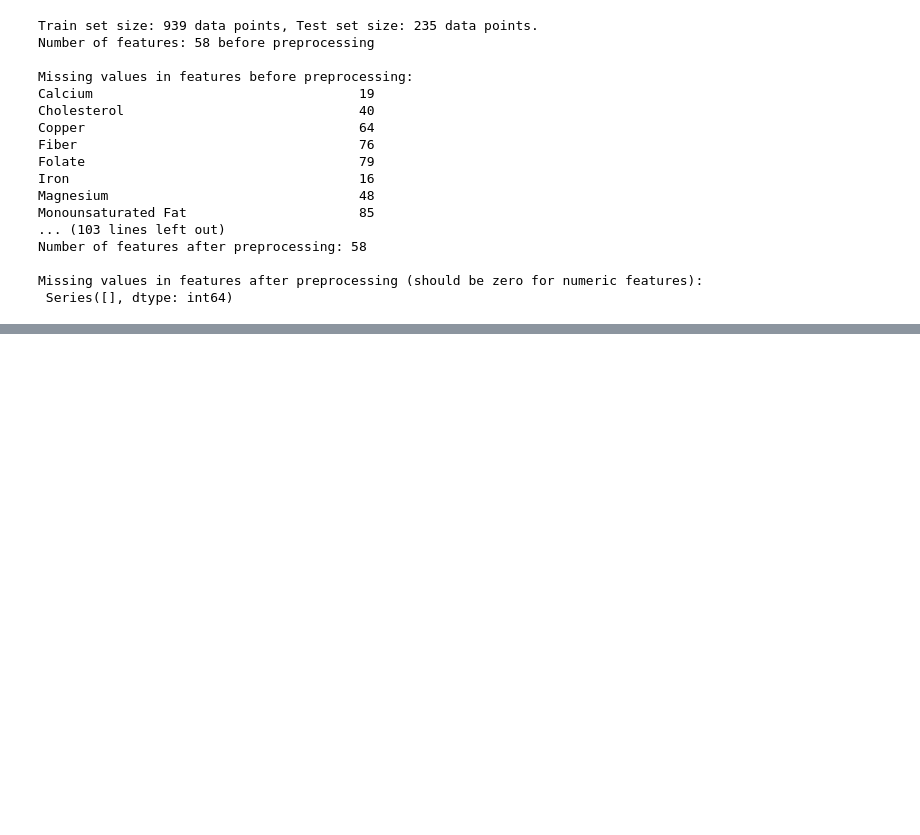
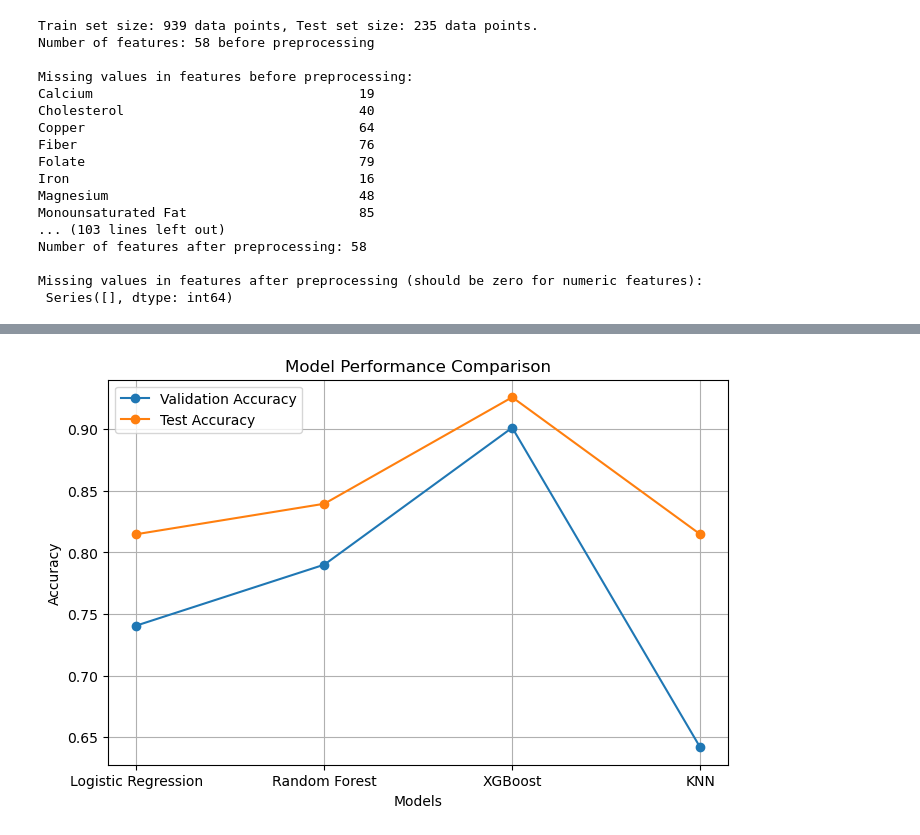
Before and after one commit to mlo20030/data1030_midterm, a Jupyter notebook: midterm.ipynb, the cells around one changed output, grey strips where cells are left out. Drawn from its saved outputs; the diff is of its cells as text; code cells hidden in the pictures; blank space fills up the shorter version.

```diff
--- a/midterm.ipynb
+++ b/midterm.ipynb
@@ -293,0 +918,19 @@ Missing values in features after preprocessing (should be zero for numeric featu
+# %%
+# Plot Code
+import matplotlib.pyplot as plt
+
+models = ['Logistic Regression', 'Random Forest', 'XGBoost', 'KNN']
+val_acc = [0.7407, 0.7901, 0.9012, 0.6420]
+test_acc = [0.8148, 0.8395, 0.9259, 0.8148]
+
+plt.figure(figsize=(8, 5))
+plt.plot(models, val_acc, label='Validation Accuracy', marker='o')
+plt.plot(models, test_acc, label='Test Accuracy', marker='o')
+plt.title('Model Performance Comparison')
+plt.ylabel('Accuracy')
+plt.xlabel('Models')
+plt.legend()
+plt.grid()
+plt.show()
+# %% [output]
+[figure, added]
```
Also changed, not shown: parts of 6 cells of this notebook.
